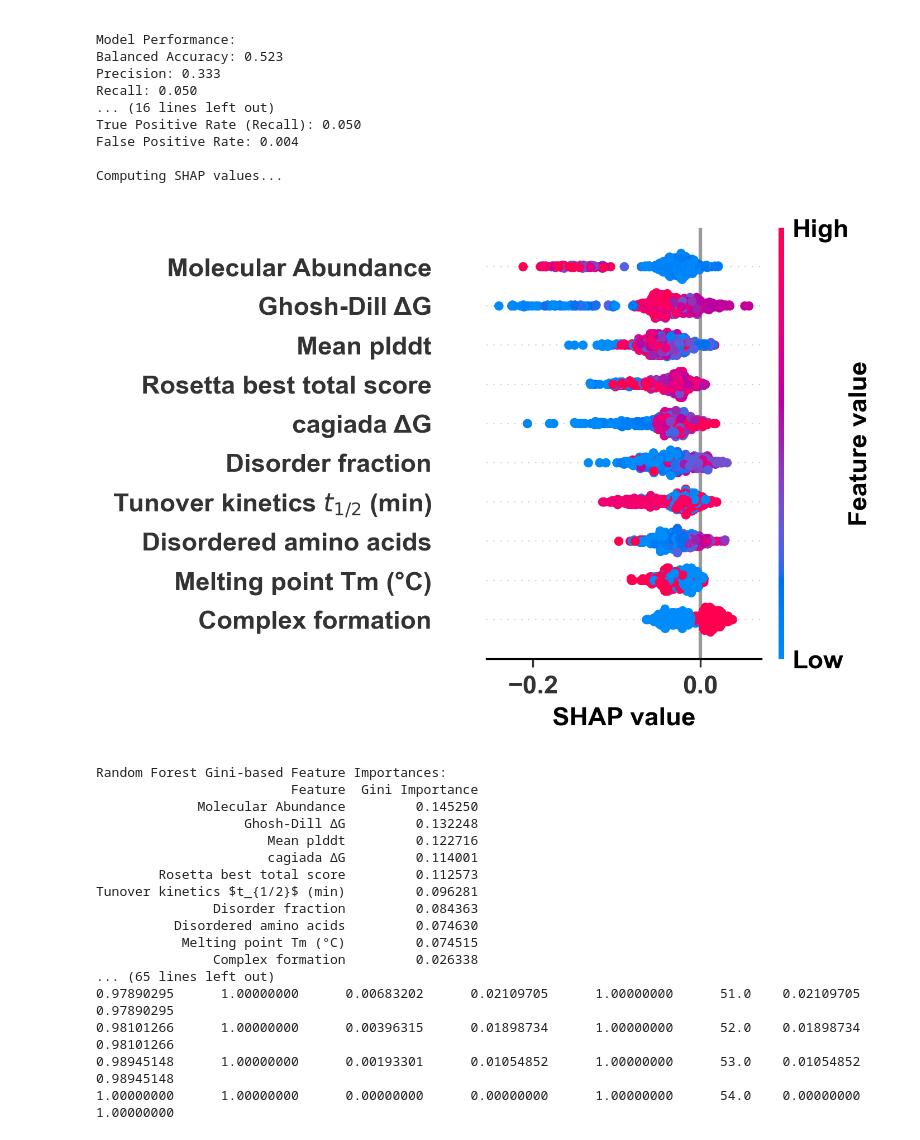
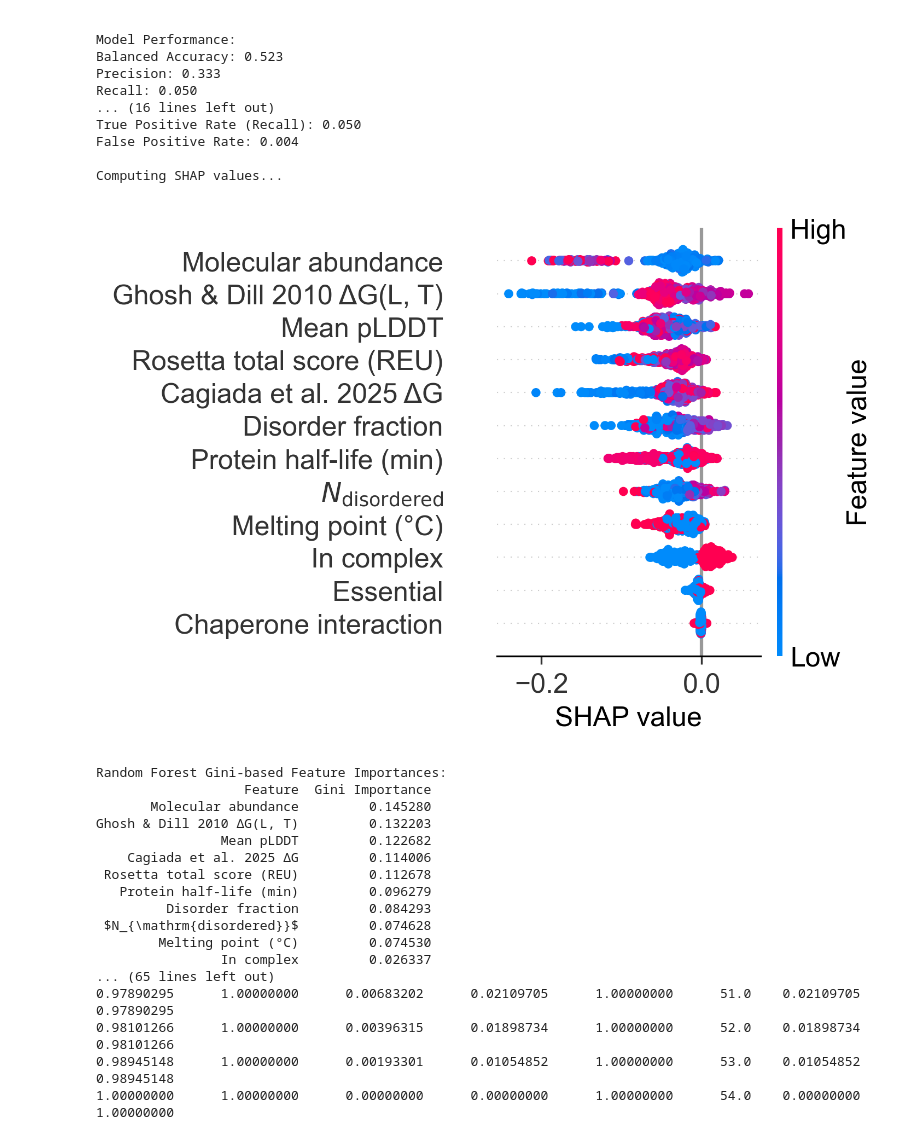
Before and after one commit to NCEMS/energetic-origins-of-PPI-connectivity, a Jupyter notebook: analysis-notebooks/from-muskan/FIGURE 4-v2-Machine learning/v-4.14-RF-Classifier-Y2H-betwenness-percentile.ipynb, the cells around one changed output. Saved outputs shown, nothing was run; the diff lists cells and outputs as text; code cells hidden in the pictures.

```diff
--- a/analysis-notebooks/from-muskan/FIGURE 4-v2-Machine learning/v-4.14-RF-Classifier-Y2H-betwenness-percentile.ipynb
+++ b/analysis-notebooks/from-muskan/FIGURE 4-v2-Machine learning/v-4.14-RF-Classifier-Y2H-betwenness-percentile.ipynb
@@ -44,7 +44,7 @@ plt.rcParams.update({
 # load the datasets with node centrality information and get nodes in both
 #ms_nodes = pd.read_pickle(f"{DATA_PATH2}20251023-s288c-annotated-PPI-net.pkl")
 #y2h_nodes = pd.read_csv(f"{DATA_PATH3}Y2H-s288c-step18.csv")
-nodes = pd.read_pickle(f"{DATA_PATH2}20251023-s288c-annotated-PPI-net.pkl")
+nodes = pd.read_pickle(f"{DATA_PATH2}20251209-s288c-annotated-PPI-net.pkl")
 
 # --- Flip sign of cagiada-dG ---
 nodes["cagiada-dG"] = -nodes["cagiada-dG"]
@@ -269,31 +269,32 @@ Computing SHAP values...
 # %%
 # Map original feature names to publication labels
 rename_map = {
-    'sasa_total': 'sasa total',
-    'Ghosh-Dill-dG': 'Ghosh-Dill ΔG',
-    'cagiada-dG': 'cagiada ΔG',
-    'Rosetta_best_total_score': 'Rosetta best total score',
-    'Villen_halflife_min': 'Tunover kinetics $t_{1/2}$ (min)',
-    'mean_molecules_per_cell': 'Molecular Abundance',
+    'Ghosh-Dill-dG': 'Ghosh & Dill 2010 ΔG(L, T)',
+    'cagiada-dG': 'Cagiada et al. 2025 ΔG',
+    'Rosetta_best_total_score': 'Rosetta total score (REU)',
+    'Villen_halflife_min': 'Protein half-life (min)',
+    'mean_molecules_per_cell': 'Molecular abundance',
     'interacts_with_chaperone': 'Chaperone interaction',
-    'in_complex': 'Complex formation',
+    'in_complex': 'In complex',
     'essential': 'Essential',
-    'meltome-melting-point': 'Melting point Tm (°C)',
-    'N_aa_disordered': 'Disordered amino acids',
+    'meltome-melting-point': 'Melting point (°C)',
+    'N_aa_disordered': r"$N_{\mathrm{disordered}}$",
     'disorder_fraction': 'Disorder fraction',
-    'mean_plddt': 'Mean plddt'
+    'mean_plddt': 'Mean pLDDT'
 }
+
 # Prepare display names for SHAP plot - use actual feature names from X_train
 feature_names_list = list(X_train.columns)
 display_names = [rename_map.get(f, f) for f in feature_names_list]
 
-fig, ax = plt.subplots(figsize=(3, 3))
+# SHAP Summary Plot (top 10 features)
+fig, ax = plt.subplots(figsize=(2, 2))
 shap.summary_plot(
     shap_class_values,
     X_test,
     feature_names=display_names,
     plot_type='dot',
-    max_display=10,
+    max_display=12,
     show=False
 )
 # Get the figure SHAP created
@@ -302,16 +303,16 @@ ax = plt.gca()
 # --- FORCE SHAP FONT STYLES (Arial, bold, size 11) ---
 for text in fig.findobj(match=plt.Text):
     text.set_fontfamily("Arial")
-    text.set_fontsize(11)
-    text.set_fontweight("bold")
+    text.set_fontsize(12)
+    text.set_fontweight("normal")
 # Fix axis labels & ticks
-ax.set_xlabel("SHAP value", fontsize=11, fontweight="bold", fontfamily="Arial")
-ax.set_ylabel("", fontsize=11, fontweight="bold", fontfamily="Arial")
+ax.set_xlabel("SHAP value", fontsize=12, fontweight="normal", fontfamily="Arial")
+ax.set_ylabel("", fontsize=12, fontweight="normal", fontfamily="Arial")
 
 for label in ax.get_xticklabels() + ax.get_yticklabels():
     label.set_fontfamily("Arial")
-    label.set_fontsize(11)
-    label.set_fontweight("bold")
+    label.set_fontsize(12)
+    label.set_fontweight("normal")
 plt.tight_layout()
 
 # Save as high-resolution PDF
@@ -367,46 +368,46 @@ for idx, row in roc_df.iterrows():
     print(
         f"{row['False_Positive_Rate']:.8f}\t"
         f"{row['True_Positive_Rate']:.8f}\t"
         f"{row['Threshold']:.8f}\t"
         f"{row['Specificity']:.8f}\t"
         f"{row['Sensitivity']:.8f}\t"
         f"{row['Point_Index']}\t"
         f"{row['Youden_J']:.8f}\t"
         f"{row['Distance_to_Perfect']:.8f}"
     )
 
 # -------------------------------------------
 # ROC Curve Plot
 # -------------------------------------------
 plt.figure(figsize=(8, 6))
 plt.plot(
     roc_df['False_Positive_Rate'],
     roc_df['True_Positive_Rate'],
     label=f'ROC Curve (AUC = {roc_auc:.3f})',
     color='darkblue'
 )
 plt.plot([0, 1], [0, 1], 'k--', label='Random Classifier')
 plt.xlabel('False Positive Rate')
 plt.ylabel('True Positive Rate')
 plt.title('ROC Curve – Random Forest')
 plt.legend(loc='lower right')
 plt.grid(True, linestyle='--', alpha=0.5)
 plt.tight_layout()
 plt.show()
 # %% [output]
-[figure, old version]
+[figure, new version]
 Random Forest Gini-based Feature Importances:
-                         Feature  Gini Importance
-             Molecular Abundance         0.145250
-                   Ghosh-Dill ΔG         0.132248
-                      Mean plddt         0.122716
-                      cagiada ΔG         0.114001
-        Rosetta best total score         0.112573
-Tunover kinetics $t_{1/2}$ (min)         0.096281
-               Disorder fraction         0.084363
-          Disordered amino acids         0.074630
-           Melting point Tm (°C)         0.074515
-               Complex formation         0.026338
+                   Feature  Gini Importance
+       Molecular abundance         0.145280
+Ghosh & Dill 2010 ΔG(L, T)         0.132203
+                Mean pLDDT         0.122682
+    Cagiada et al. 2025 ΔG         0.114006
+ Rosetta total score (REU)         0.112678
+   Protein half-life (min)         0.096279
+         Disorder fraction         0.084293
+ $N_{\mathrm{disordered}}$         0.074628
+        Melting point (°C)         0.074530
+                In complex         0.026337
 ... (65 lines left out)
 0.97890295      1.00000000      0.00683202      0.02109705      1.00000000      51.0    0.02109705      0.97890295
 0.98101266      1.00000000      0.00396315      0.01898734      1.00000000      52.0    0.01898734      0.98101266
```
Also changed, not shown: 23 other files.
